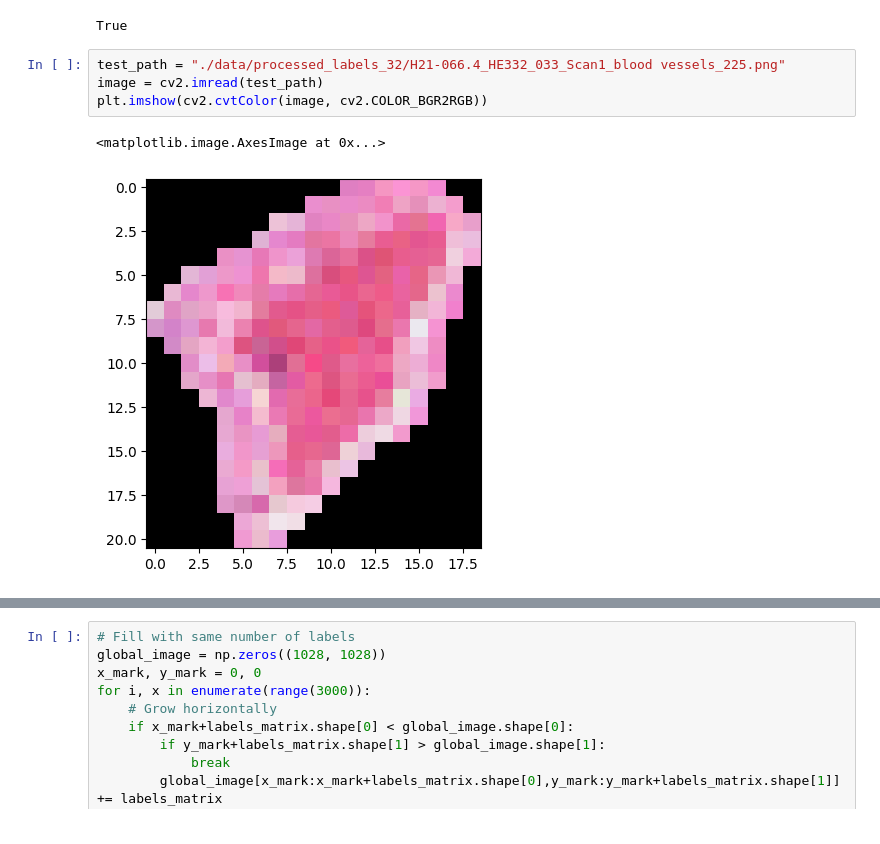
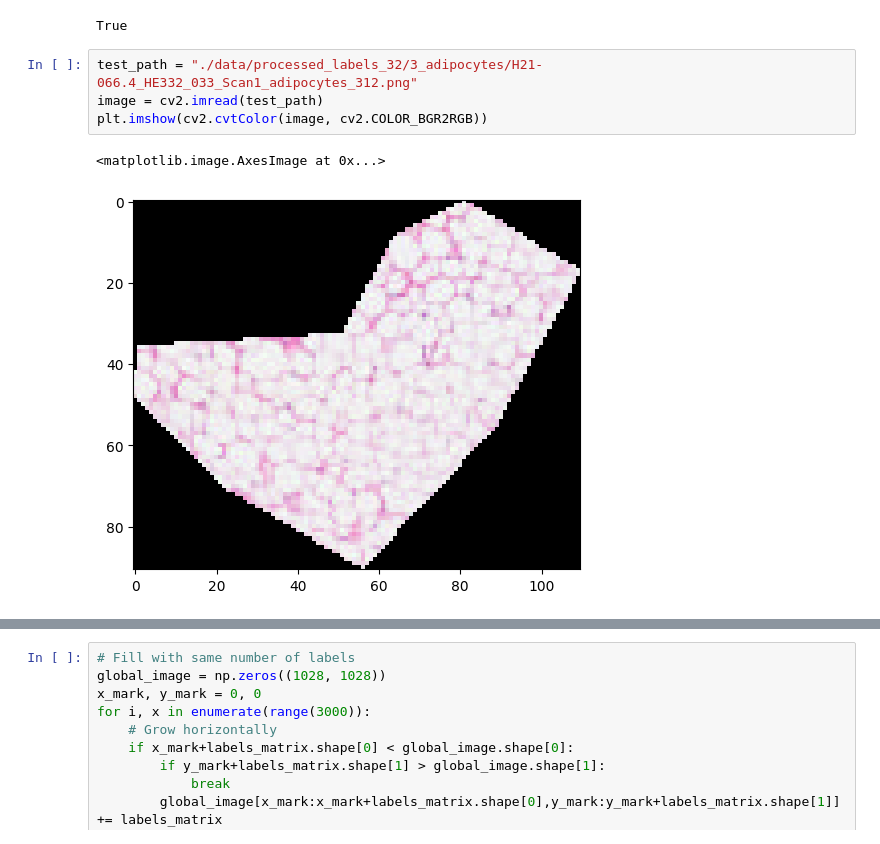
Before and after one commit to 8toz/3d_breast_reconstruction, a Jupyter notebook: train_classifier.ipynb, the cells around one changed output, grey strips where cells are left out. Drawn from its saved outputs; the diff is of its cells as text.

```diff
--- a/train_classifier.ipynb
+++ b/train_classifier.ipynb
@@ -253,9 +297,9 @@ extract_label(image, labels_df, 37)
 [figure]
 True
 # %%
-test_path = "./data/processed_labels_32/H21-066.4_HE332_033_Scan1_blood vessels_225.png"
+test_path = "./data/processed_labels_32/3_adipocytes/H21-066.4_HE332_033_Scan1_adipocytes_312.png"
 image = cv2.imread(test_path)
 plt.imshow(cv2.cvtColor(image, cv2.COLOR_BGR2RGB))
 # %% [output]
 <matplotlib.image.AxesImage at 0x...>
-[figure, old version]
+[figure, new version]
```
Also changed, not shown: parts of 15 cells of this notebook.
